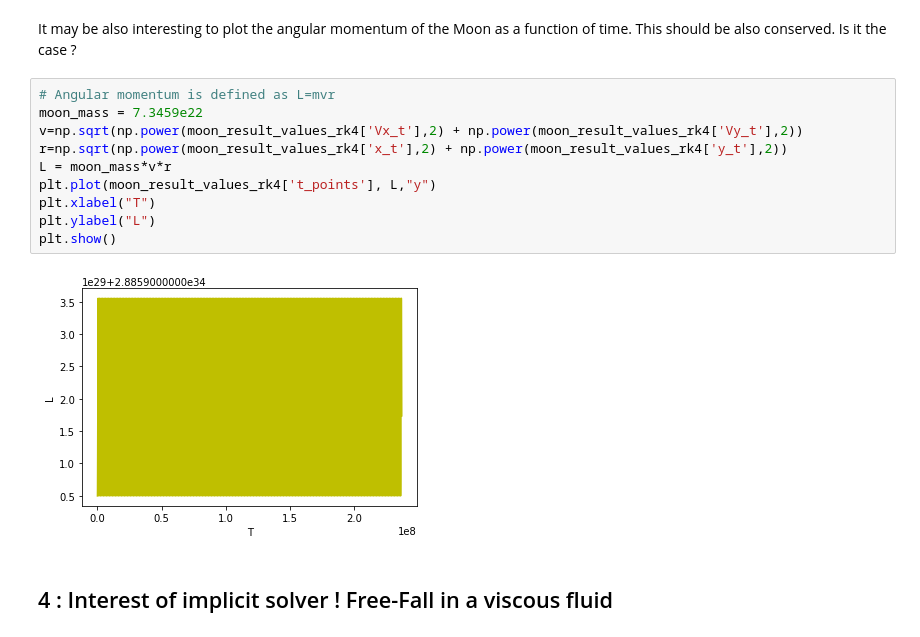
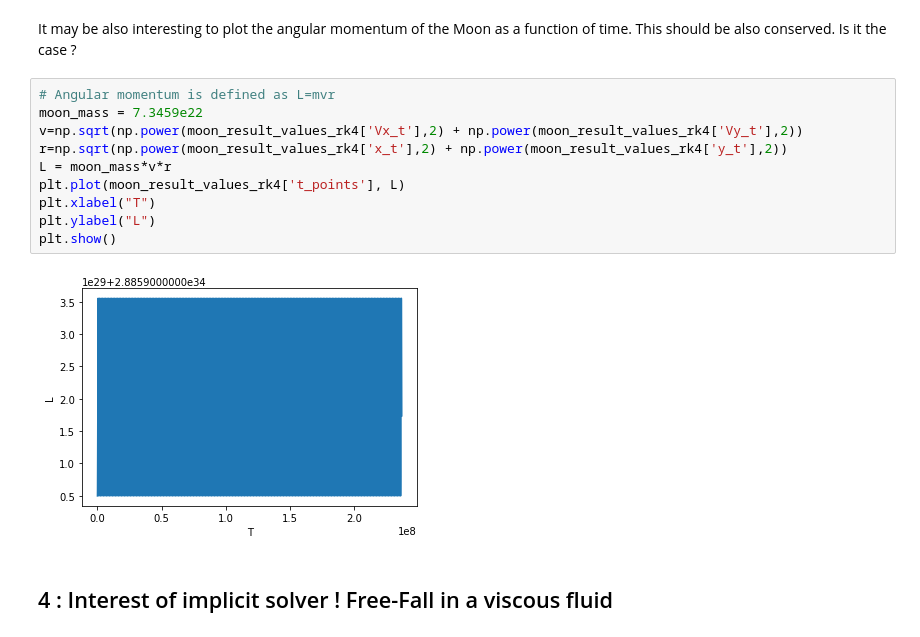
Before and after one commit to fhernandez93/Lecture-5-ODE-PPM, a Jupyter notebook: ODE Training.ipynb, the cells around one changed output. Saved outputs shown, nothing was run; the diff lists cells and outputs as text.

```diff
--- a/ODE Training.ipynb
+++ b/ODE Training.ipynb
@@ -513,15 +513,15 @@ It may be also interesting to plot the angular momentum of the Moon as a functio
 # %%
 # Angular momentum is defined as L=mvr
 moon_mass = 7.3459e22
 v=np.sqrt(np.power(moon_result_values_rk4['Vx_t'],2) + np.power(moon_result_values_rk4['Vy_t'],2))
 r=np.sqrt(np.power(moon_result_values_rk4['x_t'],2) + np.power(moon_result_values_rk4['y_t'],2))
 L = moon_mass*v*r
-plt.plot(moon_result_values_rk4['t_points'], L,"y")
+plt.plot(moon_result_values_rk4['t_points'], L)
 plt.xlabel("T")
 plt.ylabel("L")
 plt.show()
 # %% [output]
-[figure, old version]
+[figure, new version]
 # %% [markdown]
 ## 4 : Interest of implicit solver ! Free-Fall in a viscous fluid
 # %% [markdown]
```
Also changed, not shown: parts of 7 cells of this notebook.
